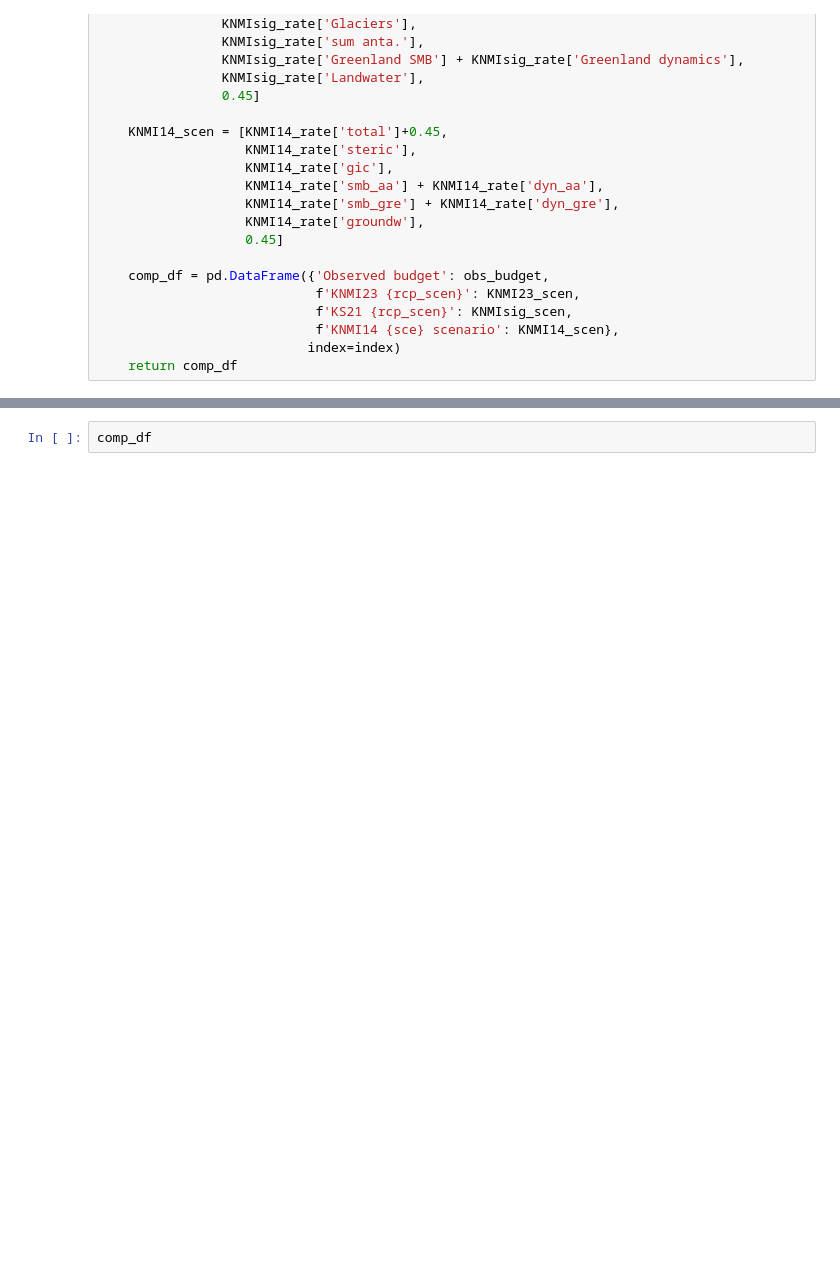
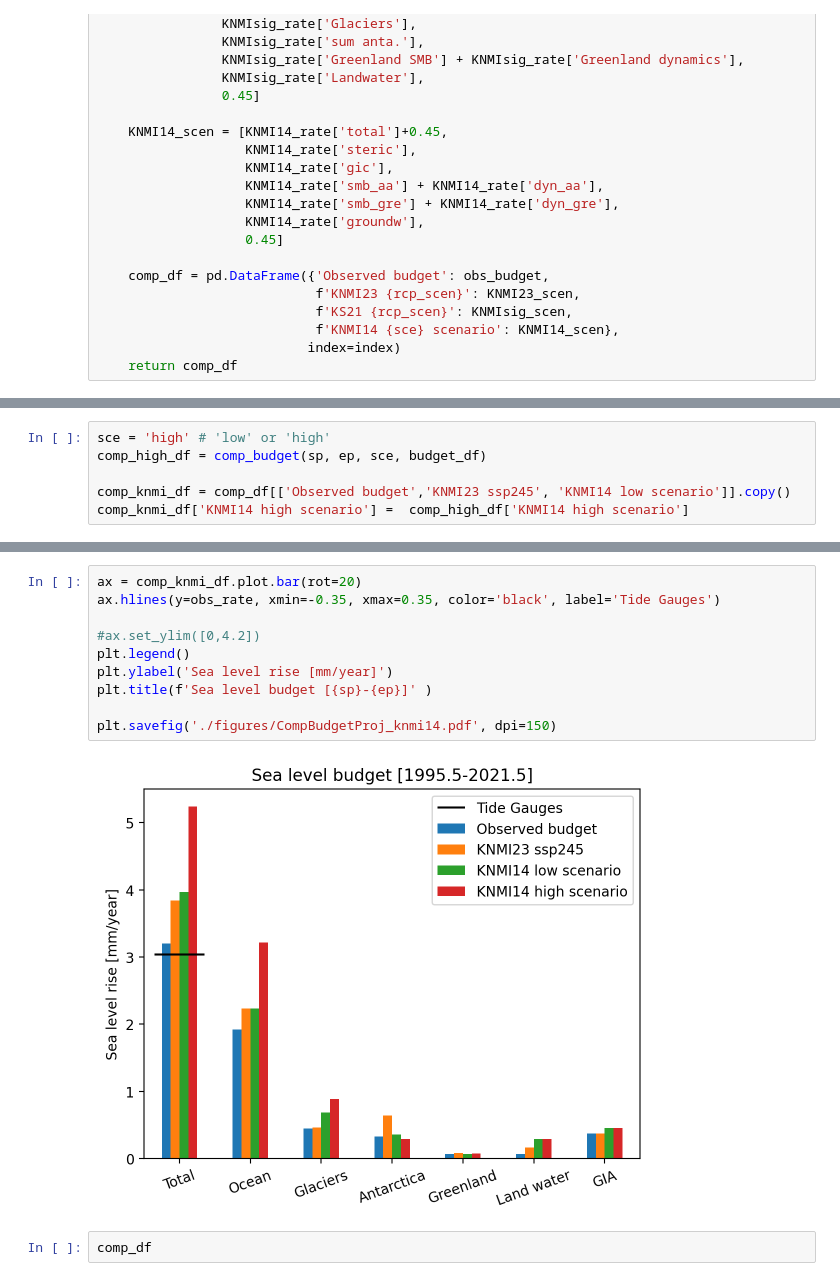
Before and after one commit to KNMI-sealevel/KNMI23_SeaLevelScenarios, a Jupyter notebook: CompObsProj.ipynb, the cells around one changed output, grey strips where cells are left out. Cells and saved outputs as stored; diff of their text form; blank space fills up the shorter version.

```diff
--- a/CompObsProj.ipynb
+++ b/CompObsProj.ipynb
@@ -513,0 +561,6 @@ plt.savefig('./figures/CompBudgetProj.pdf', dpi=150)
+# %%
+sce = 'high' # 'low' or 'high'
+comp_high_df = comp_budget(sp, ep, sce, budget_df)
+
+comp_knmi_df = comp_df[['Observed budget','KNMI23 ssp245', 'KNMI14 low scenario']].copy()
+comp_knmi_df['KNMI14 high scenario'] =  comp_high_df['KNMI14 high scenario']
@@ -514,3 +578,15 @@ plt.savefig('./figures/CompBudgetProj.pdf', dpi=150)
+# %%
+ax = comp_knmi_df.plot.bar(rot=20)
+ax.hlines(y=obs_rate, xmin=-0.35, xmax=0.35, color='black', label='Tide Gauges')
+
+#ax.set_ylim([0,4.2])
+plt.legend()
+plt.ylabel('Sea level rise [mm/year]')
+plt.title(f'Sea level budget [{sp}-{ep}]' )
+
+plt.savefig('./figures/CompBudgetProj_knmi14.pdf', dpi=150)
+# %% [output]
+[figure, added]
 # %%
 comp_df
 # %% [output]
```
Also changed, not shown: parts of 6 cells of this notebook, 4 other files.
